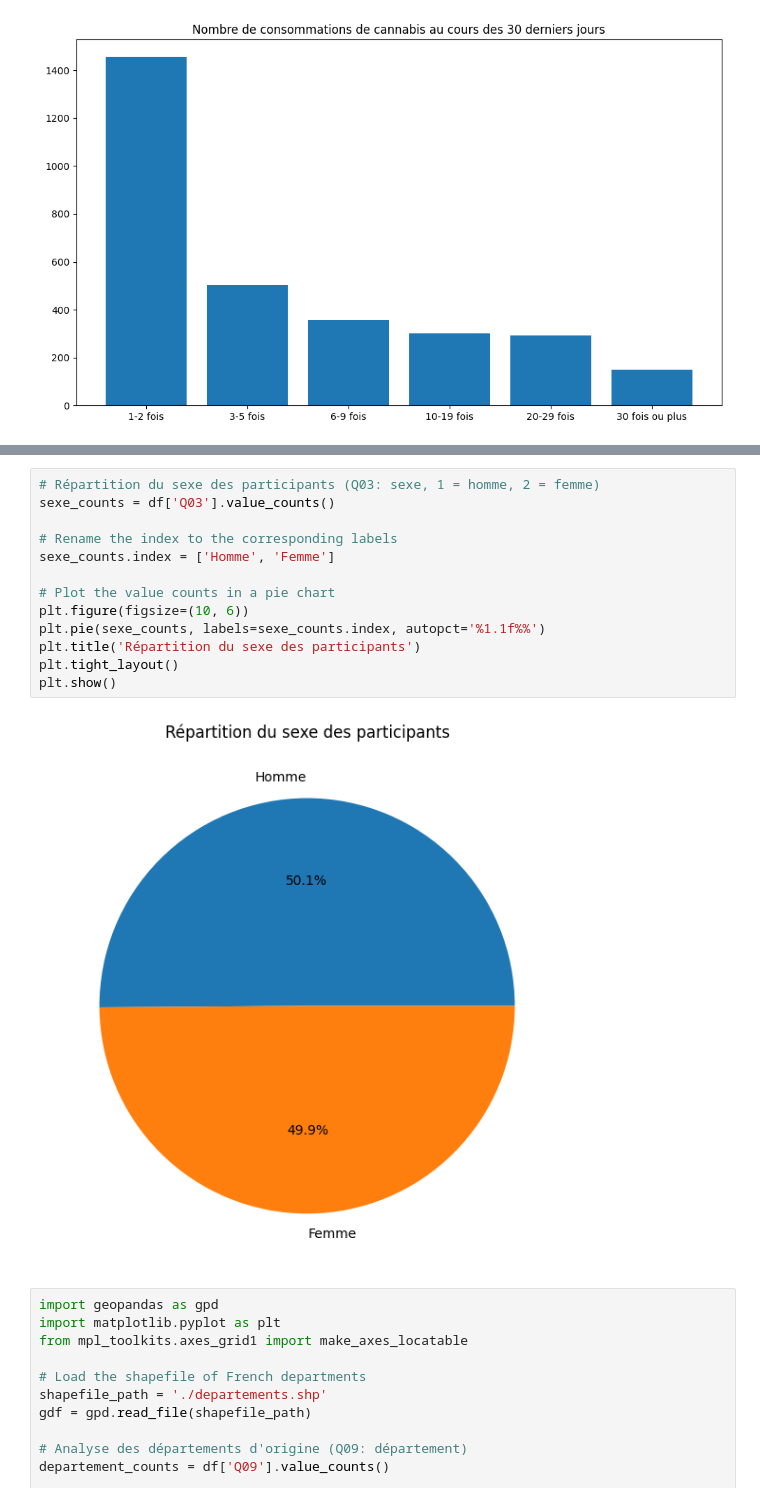
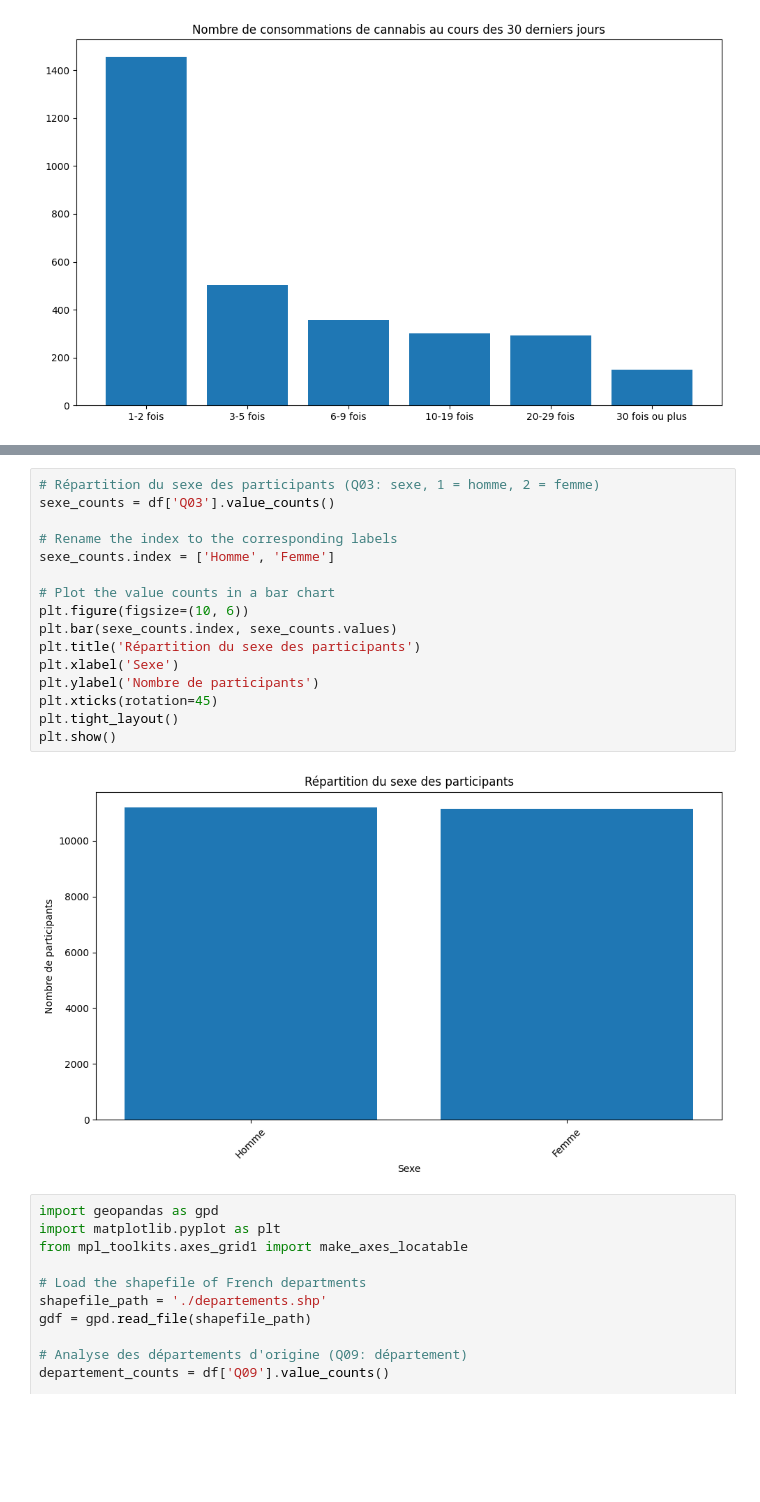
Before and after one commit to NathENSAE/Statapp, a Jupyter notebook: analyze.ipynb, the cells around one changed output, grey strips where cells are left out. Cells and saved outputs as stored; diff of their text form; blank space fills up the shorter version.

```diff
--- a/analyze.ipynb
+++ b/analyze.ipynb
@@ -149,18 +144,21 @@ plt.show()
 # %%
 # Répartition du sexe des participants (Q03: sexe, 1 = homme, 2 = femme)
 sexe_counts = df['Q03'].value_counts()
 
 # Rename the index to the corresponding labels
 sexe_counts.index = ['Homme', 'Femme']
 
-# Plot the value counts in a pie chart
+# Plot the value counts in a bar chart
 plt.figure(figsize=(10, 6))
-plt.pie(sexe_counts, labels=sexe_counts.index, autopct='%1.1f%%')
+plt.bar(sexe_counts.index, sexe_counts.values)
 plt.title('Répartition du sexe des participants')
+plt.xlabel('Sexe')
+plt.ylabel('Nombre de participants')
+plt.xticks(rotation=45)
 plt.tight_layout()
 plt.show()
 # %% [output]
-[figure, old version]
+[figure, new version]
 # %%
 import geopandas as gpd
 import matplotlib.pyplot as plt
```
Also changed, not shown: parts of 13 cells of this notebook, 1 other file.
